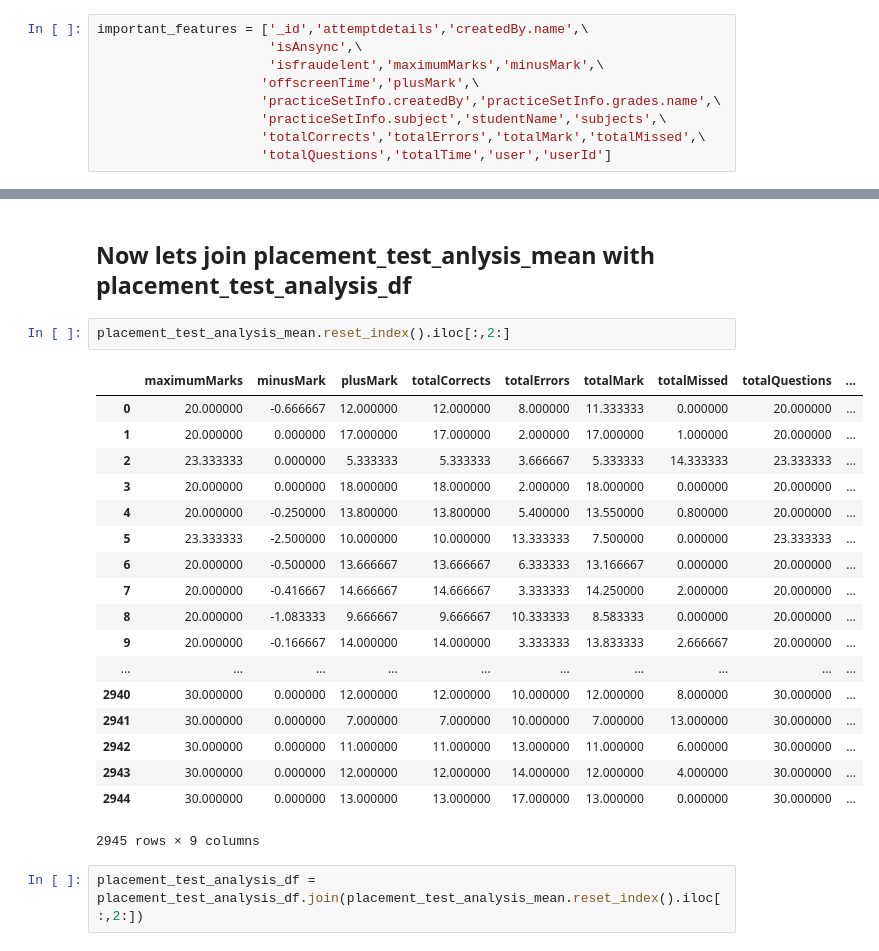
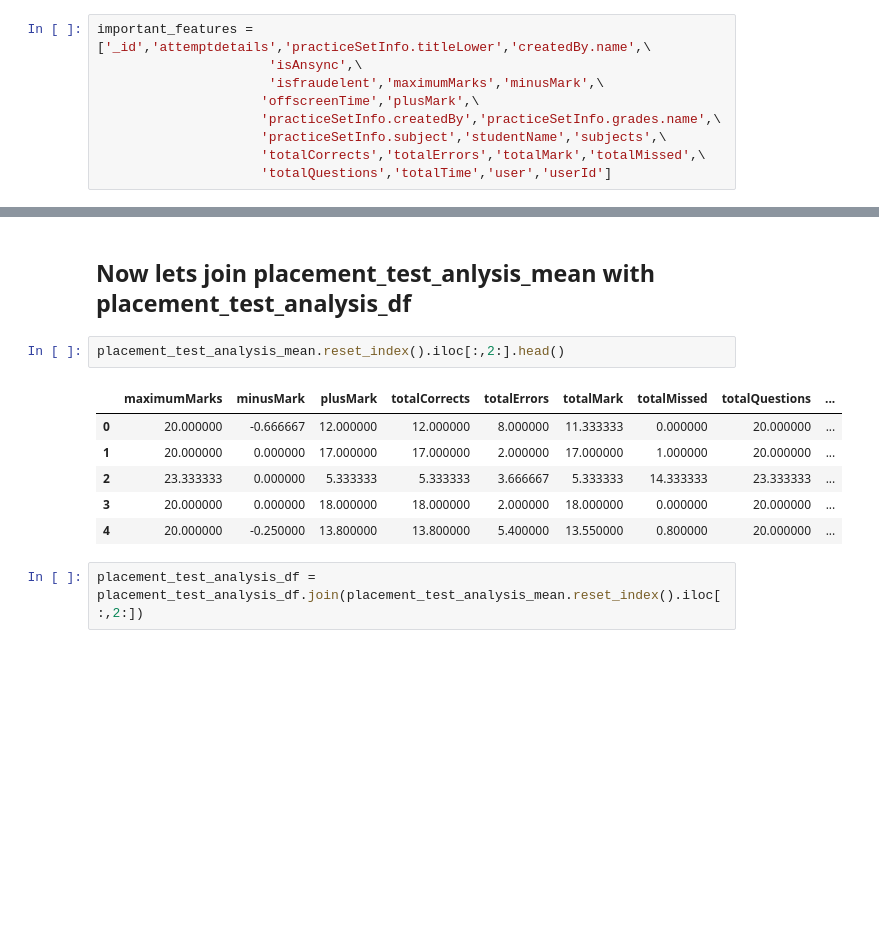
Before and after one commit to Kali-Dev/Internship-Assignment, a Jupyter notebook: intership project.ipynb, the cells around one changed output, grey strips where cells are left out. Drawn from its saved outputs; the diff is of its cells as text; blank space fills up the shorter version.

```diff
--- a/intership project.ipynb
+++ b/intership project.ipynb
@@ -424,7 +418,7 @@ From above we can observe below things
 9. As practiceSetInfo.titleLower and practiceSetInfo.title has same unique values except the difference in lower case, I am going to use only practiceSetInfo.titleLower in analysis
 10.
 # %%
-important_features = ['_id','attemptdetails','createdBy.name',\
+important_features = ['_id','attemptdetails','practiceSetInfo.titleLower','createdBy.name',\
                       'isAnsync',\
                       'isfraudelent','maximumMarks','minusMark',\
                      'offscreenTime','plusMark',\
@@ -740,26 +720,14 @@ placement_test_analysis_mean = placement_test_df.groupby(['user','userId']).mean
 # %% [markdown]
 ## Now lets join placement_test_anlysis_mean with placement_test_analysis_df
 # %%
-placement_test_analysis_mean.reset_index().iloc[:,2:]
+placement_test_analysis_mean.reset_index().iloc[:,2:].head()
 # %% [output]
 |  | maximumMarks | minusMark | plusMark | totalCorrects | totalErrors | totalMark | totalMissed | totalQuestions | ... |
 | 0 | 20.000000 | -0.666667 | 12.000000 | 12.000000 | 8.000000 | 11.333333 | 0.000000 | 20.000000 | ... |
 | 1 | 20.000000 | 0.000000 | 17.000000 | 17.000000 | 2.000000 | 17.000000 | 1.000000 | 20.000000 | ... |
 | 2 | 23.333333 | 0.000000 | 5.333333 | 5.333333 | 3.666667 | 5.333333 | 14.333333 | 23.333333 | ... |
 | 3 | 20.000000 | 0.000000 | 18.000000 | 18.000000 | 2.000000 | 18.000000 | 0.000000 | 20.000000 | ... |
 | 4 | 20.000000 | -0.250000 | 13.800000 | 13.800000 | 5.400000 | 13.550000 | 0.800000 | 20.000000 | ... |
-| 5 | 23.333333 | -2.500000 | 10.000000 | 10.000000 | 13.333333 | 7.500000 | 0.000000 | 23.333333 | ... |
-| 6 | 20.000000 | -0.500000 | 13.666667 | 13.666667 | 6.333333 | 13.166667 | 0.000000 | 20.000000 | ... |
-| 7 | 20.000000 | -0.416667 | 14.666667 | 14.666667 | 3.333333 | 14.250000 | 2.000000 | 20.000000 | ... |
-| 8 | 20.000000 | -1.083333 | 9.666667 | 9.666667 | 10.333333 | 8.583333 | 0.000000 | 20.000000 | ... |
-| 9 | 20.000000 | -0.166667 | 14.000000 | 14.000000 | 3.333333 | 13.833333 | 2.666667 | 20.000000 | ... |
-| ... | ... | ... | ... | ... | ... | ... | ... | ... | ... |
-| 2940 | 30.000000 | 0.000000 | 12.000000 | 12.000000 | 10.000000 | 12.000000 | 8.000000 | 30.000000 | ... |
-| 2941 | 30.000000 | 0.000000 | 7.000000 | 7.000000 | 10.000000 | 7.000000 | 13.000000 | 30.000000 | ... |
-| 2942 | 30.000000 | 0.000000 | 11.000000 | 11.000000 | 13.000000 | 11.000000 | 6.000000 | 30.000000 | ... |
-| 2943 | 30.000000 | 0.000000 | 12.000000 | 12.000000 | 14.000000 | 12.000000 | 4.000000 | 30.000000 | ... |
-| 2944 | 30.000000 | 0.000000 | 13.000000 | 13.000000 | 17.000000 | 13.000000 | 0.000000 | 30.000000 | ... |
-2945 rows × 9 columns
 # %%
 placement_test_analysis_df = placement_test_analysis_df.join(placement_test_analysis_mean.reset_index().iloc[:,2:])
 # %%
```
Also changed, not shown: parts of 53 cells of this notebook.
